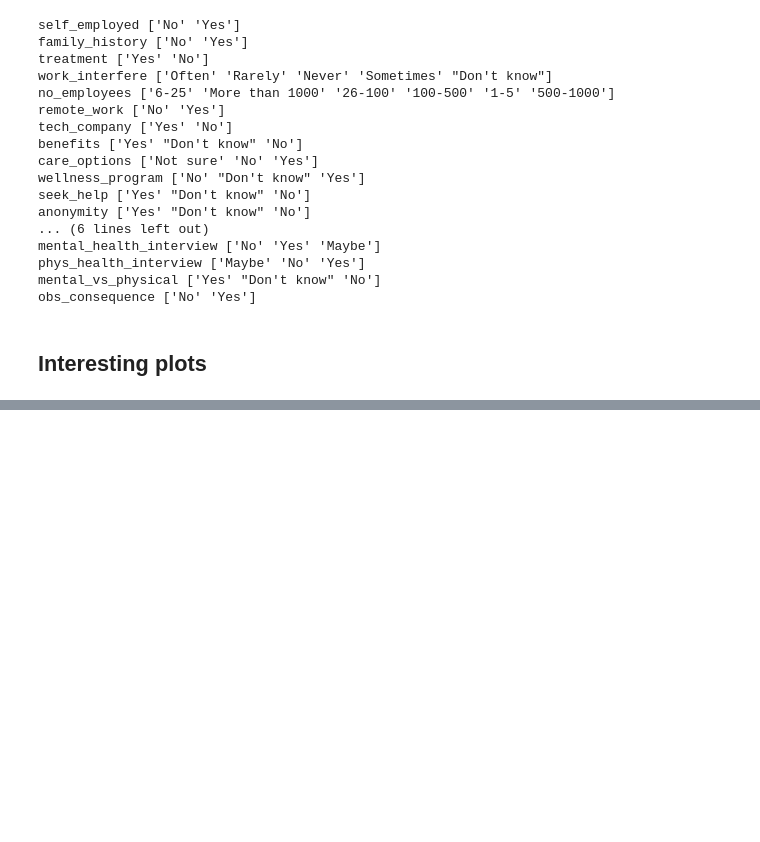
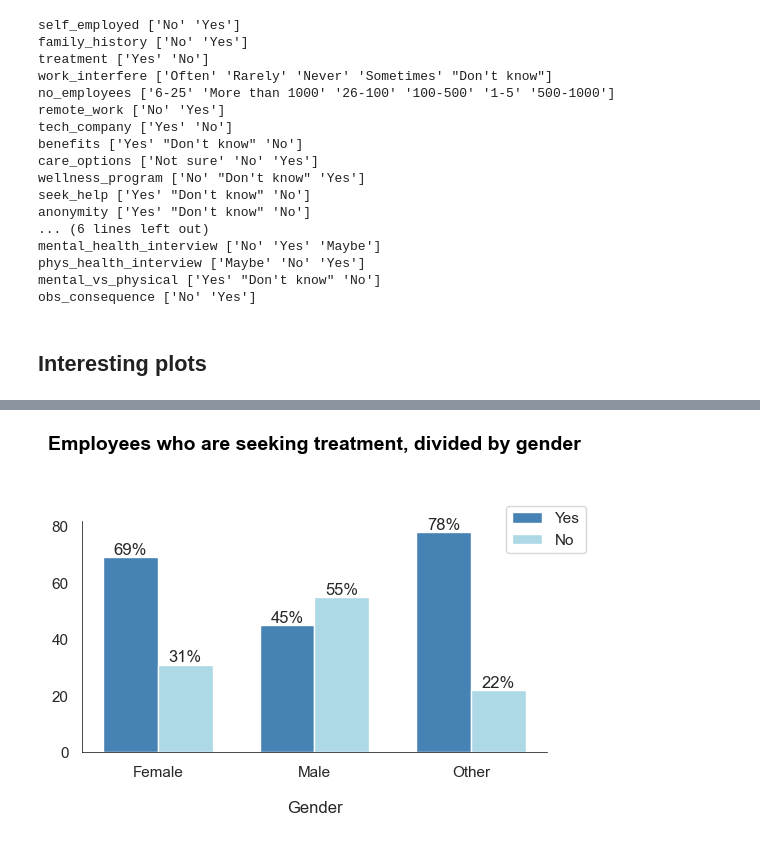
Before and after one commit to EmmaTosato/Programming_Project, a Jupyter notebook: jupyter_project.ipynb, the cells around one changed output, grey strips where cells are left out. Cells and saved outputs as stored; diff of their text form; code cells hidden in the pictures; blank space fills up the shorter version.

Commit message:
Plotting

```diff
--- a/jupyter_project.ipynb
+++ b/jupyter_project.ipynb
@@ -427,0 +444,57 @@ obs_consequence ['No' 'Yes']
+# %%
+# Group by and computing percents
+df_gender_treatment = mental_health_df.groupby(['gender', 'treatment'])['treatment'].count().unstack(0)
+
+# Percent have values in this order : Female, Male, Other
+perc_yes = list()
+perc_no = list()
+for column in df_gender_treatment:
+    yes_values = df_gender_treatment[column].loc['Yes']
+    no_values = df_gender_treatment[column].loc['No']
+    total = df_gender_treatment[column].sum()
+    perc_yes.append(int(round((yes_values/ total) * 100)))
+    perc_no.append(int(round((no_values/ total) * 100)))
+
+
+# Bar Plot
+labels_gender = list(mental_health_df['gender'].unique())      # Female, Male, Other
+
+x = np.arange(len(labels_gender))  # the label locations
+width = 0.35  # the width of the bars
+
+fig1, ax1 = plt.subplots(figsize =(6, 3))
+ax1.bar(x - width/2, perc_yes, width, color= 'steelblue', label= 'Yes')
+ax1.bar(x + width/2, perc_no, width, color= 'lightblue', label ='No')
+
+# Labels, ticks
+ax1.set_xlabel("Gender", labelpad= 15.0, fontname="Arial", fontsize=12, fontweight = 'medium')
+ax1.set_xticks(x, labels_gender)
+ax1.xaxis.set_ticks_position('none')
+
+for p in ax1.patches:
+   height = p.get_height()
+   ax1.text(x=p.get_x() + p.get_width() / 2, y=height+ 1.0,
+      s="{}%".format(height),
+      ha='center')
+
+# Grid
+ax1.grid(False)
+
+# Spines
+ax1.spines['top'].set_visible(False)
+ax1.spines['right'].set_visible(False)
+
+for d in ['bottom', 'left']:
+    ax1.spines[d].set_linewidth(.5)
+    ax1.spines[d].set_color('black')
+
+# Title
+ax1.set_title('Employees who are seeking treatment, divided by gender', fontsize= 14, fontweight= 'heavy', color = 'black', y=1.25, pad=10)
+
+# Legend
+ax1.legend(loc = 'upper right', bbox_to_anchor=(0.6, 0.6, 0.5, 0.5))
+
+# show
+plt.show()
+# %% [output]
+[figure, added]
```
Also changed, not shown: parts of 4 cells of this notebook.
